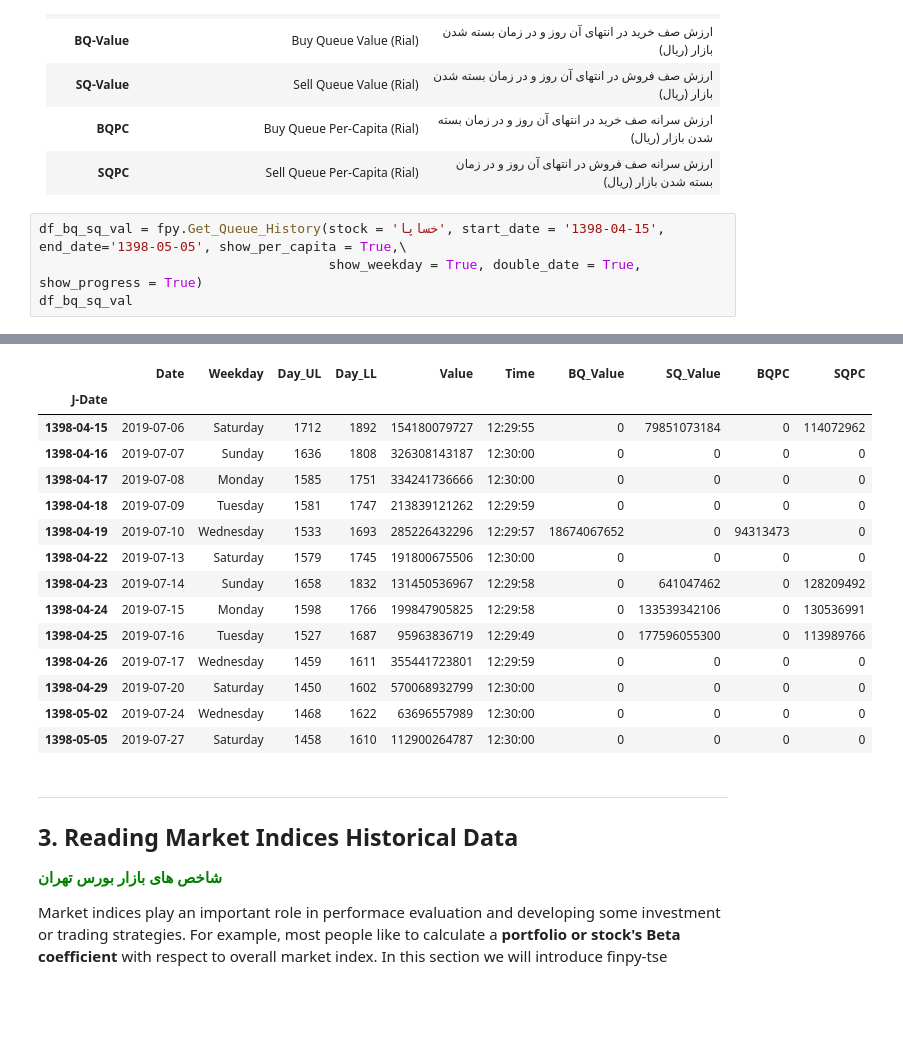
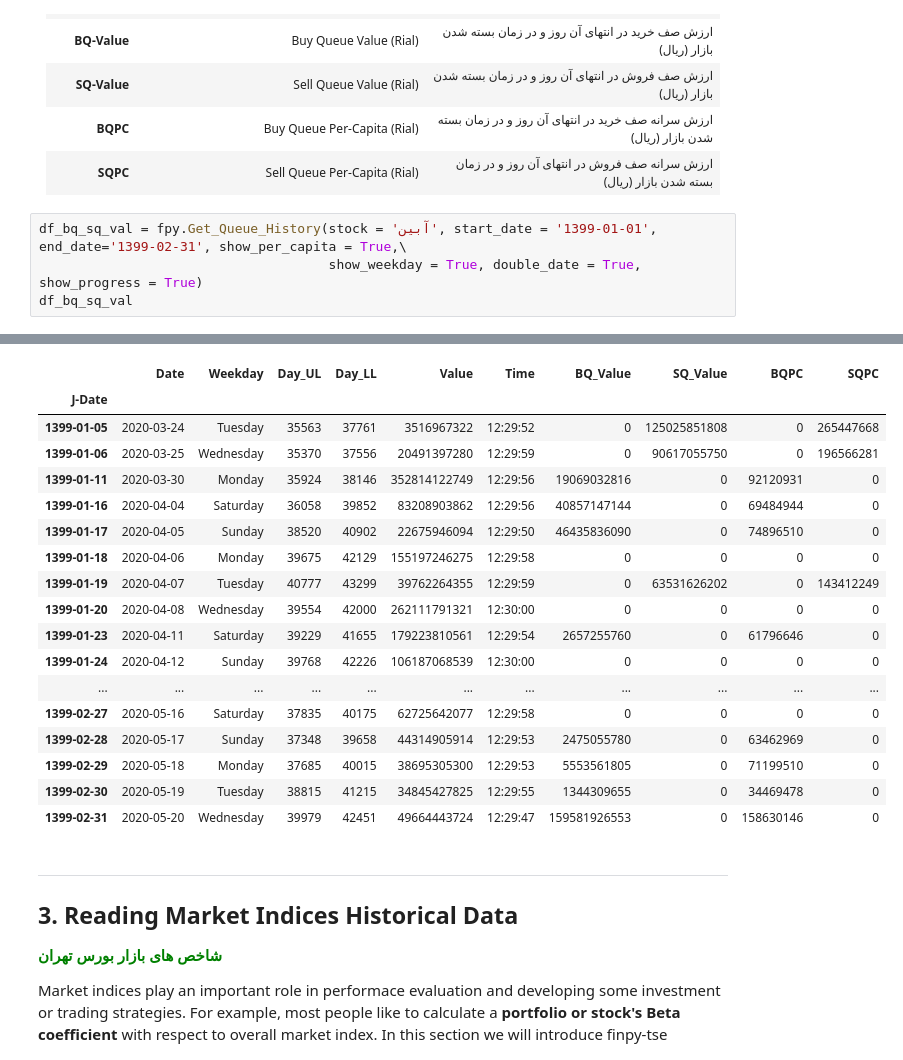
Before and after one commit to ARahimiQuant/finpy-tse-example-notebook, a Jupyter notebook: finpy_tse intro.ipynb, the cells around one changed output, grey strips where cells are left out. Drawn from its saved outputs; the diff is of its cells as text; blank space fills up the shorter version.

```diff
--- a/finpy_tse intro.ipynb
+++ b/finpy_tse intro.ipynb
@@ -305,7 +294,7 @@ Returned dataframe's columns are:
 | __BQPC__ |Buy Queue Per-Capita (Rial)| ارزش سرانه صف خرید در انتهای آن روز و در زمان بسته شدن بازار (ریال) |
 | __SQPC__ |Sell Queue Per-Capita (Rial)| ارزش سرانه صف فروش در انتهای آن روز و در زمان بسته شدن بازار (ریال) |
 # %%
-df_bq_sq_val = fpy.Get_Queue_History(stock = 'خساپا', start_date = '1398-04-15', end_date='1398-05-05', show_per_capita = True,\
+df_bq_sq_val = fpy.Get_Queue_History(stock = 'آبین', start_date = '1399-01-01', end_date='1399-02-31', show_per_capita = True,\
                                      show_weekday = True, double_date = True, show_progress = True)
 df_bq_sq_val
 # %% [output]
@@ -313,18 +304,21 @@ Progress :  100.0 %
 |  | Date | Weekday | Day_UL | Day_LL | Value | Time | BQ_Value | SQ_Value | BQPC | SQPC |
 | J-Date |  |  |  |  |  |  |  |  |  |  |
-| 1398-04-15 | 2019-07-06 | Saturday | 1712 | 1892 | 154180079727 | 12:29:55 | 0 | 79851073184 | 0 | 114072962 |
-| 1398-04-16 | 2019-07-07 | Sunday | 1636 | 1808 | 326308143187 | 12:30:00 | 0 | 0 | 0 | 0 |
-| 1398-04-17 | 2019-07-08 | Monday | 1585 | 1751 | 334241736666 | 12:30:00 | 0 | 0 | 0 | 0 |
-| 1398-04-18 | 2019-07-09 | Tuesday | 1581 | 1747 | 213839121262 | 12:29:59 | 0 | 0 | 0 | 0 |
-| 1398-04-19 | 2019-07-10 | Wednesday | 1533 | 1693 | 285226432296 | 12:29:57 | 18674067652 | 0 | 94313473 | 0 |
-| 1398-04-22 | 2019-07-13 | Saturday | 1579 | 1745 | 191800675506 | 12:30:00 | 0 | 0 | 0 | 0 |
-| 1398-04-23 | 2019-07-14 | Sunday | 1658 | 1832 | 131450536967 | 12:29:58 | 0 | 641047462 | 0 | 128209492 |
-| 1398-04-24 | 2019-07-15 | Monday | 1598 | 1766 | 199847905825 | 12:29:58 | 0 | 133539342106 | 0 | 130536991 |
-| 1398-04-25 | 2019-07-16 | Tuesday | 1527 | 1687 | 95963836719 | 12:29:49 | 0 | 177596055300 | 0 | 113989766 |
-| 1398-04-26 | 2019-07-17 | Wednesday | 1459 | 1611 | 355441723801 | 12:29:59 | 0 | 0 | 0 | 0 |
-| 1398-04-29 | 2019-07-20 | Saturday | 1450 | 1602 | 570068932799 | 12:30:00 | 0 | 0 | 0 | 0 |
-| 1398-05-02 | 2019-07-24 | Wednesday | 1468 | 1622 | 63696557989 | 12:30:00 | 0 | 0 | 0 | 0 |
-| 1398-05-05 | 2019-07-27 | Saturday | 1458 | 1610 | 112900264787 | 12:30:00 | 0 | 0 | 0 | 0 |
+| 1399-01-05 | 2020-03-24 | Tuesday | 35563 | 37761 | 3516967322 | 12:29:52 | 0 | 125025851808 | 0 | 265447668 |
+| 1399-01-06 | 2020-03-25 | Wednesday | 35370 | 37556 | 20491397280 | 12:29:59 | 0 | 90617055750 | 0 | 196566281 |
+| 1399-01-11 | 2020-03-30 | Monday | 35924 | 38146 | 352814122749 | 12:29:56 | 19069032816 | 0 | 92120931 | 0 |
+| 1399-01-16 | 2020-04-04 | Saturday | 36058 | 39852 | 83208903862 | 12:29:56 | 40857147144 | 0 | 69484944 | 0 |
+| 1399-01-17 | 2020-04-05 | Sunday | 38520 | 40902 | 22675946094 | 12:29:50 | 46435836090 | 0 | 74896510 | 0 |
+| 1399-01-18 | 2020-04-06 | Monday | 39675 | 42129 | 155197246275 | 12:29:58 | 0 | 0 | 0 | 0 |
+| 1399-01-19 | 2020-04-07 | Tuesday | 40777 | 43299 | 39762264355 | 12:29:59 | 0 | 63531626202 | 0 | 143412249 |
+| 1399-01-20 | 2020-04-08 | Wednesday | 39554 | 42000 | 262111791321 | 12:30:00 | 0 | 0 | 0 | 0 |
+| 1399-01-23 | 2020-04-11 | Saturday | 39229 | 41655 | 179223810561 | 12:29:54 | 2657255760 | 0 | 61796646 | 0 |
+| 1399-01-24 | 2020-04-12 | Sunday | 39768 | 42226 | 106187068539 | 12:30:00 | 0 | 0 | 0 | 0 |
+| ... | ... | ... | ... | ... | ... | ... | ... | ... | ... | ... |
+| 1399-02-27 | 2020-05-16 | Saturday | 37835 | 40175 | 62725642077 | 12:29:58 | 0 | 0 | 0 | 0 |
+| 1399-02-28 | 2020-05-17 | Sunday | 37348 | 39658 | 44314905914 | 12:29:53 | 2475055780 | 0 | 63462969 | 0 |
+| 1399-02-29 | 2020-05-18 | Monday | 37685 | 40015 | 38695305300 | 12:29:53 | 5553561805 | 0 | 71199510 | 0 |
+| 1399-02-30 | 2020-05-19 | Tuesday | 38815 | 41215 | 34845427825 | 12:29:55 | 1344309655 | 0 | 34469478 | 0 |
+| 1399-02-31 | 2020-05-20 | Wednesday | 39979 | 42451 | 49664443724 | 12:29:47 | 159581926553 | 0 | 158630146 | 0 |
 # %% [markdown]
 ---------------------------------------------
 ## __3. Reading Market Indices Historical Data__
```
Also changed, not shown: parts of 31 cells of this notebook.
